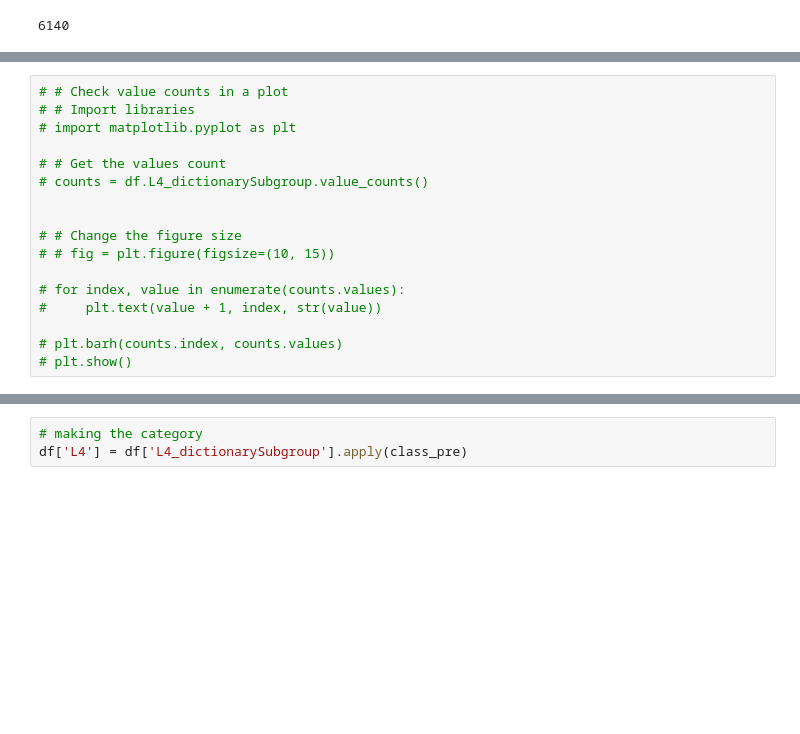
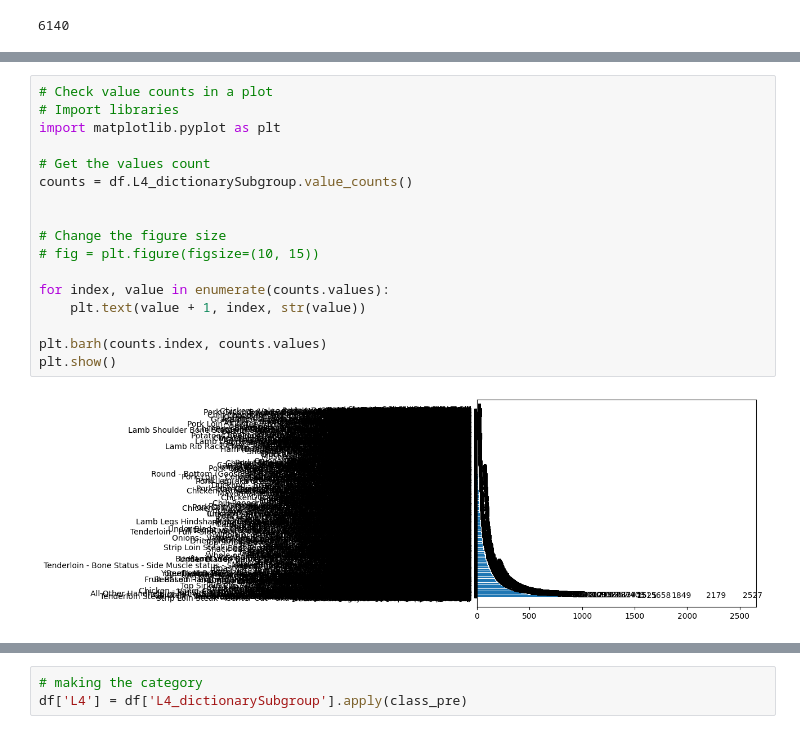
Before and after one commit to TharinduCutanddry/FSA_Training, a Jupyter notebook: FastText/L4_Food.ipynb, the cells around one changed output, grey strips where cells are left out. Cells and saved outputs as stored; diff of their text form; blank space fills up the shorter version.

```diff
--- a/FastText/L4_Food.ipynb
+++ b/FastText/L4_Food.ipynb
@@ -165,20 +164,22 @@ Name: count, Length: 2543, dtype: int64
 # %%
-# # Check value counts in a plot
-# # Import libraries
-# import matplotlib.pyplot as plt
+# Check value counts in a plot
+# Import libraries
+import matplotlib.pyplot as plt
 
-# # Get the values count
-# counts = df.L4_dictionarySubgroup.value_counts()
+# Get the values count
+counts = df.L4_dictionarySubgroup.value_counts()
 
 
-# # Change the figure size
-# # fig = plt.figure(figsize=(10, 15))
+# Change the figure size
+# fig = plt.figure(figsize=(10, 15))
 
-# for index, value in enumerate(counts.values):
-#     plt.text(value + 1, index, str(value))
+for index, value in enumerate(counts.values):
+    plt.text(value + 1, index, str(value))
 
-# plt.barh(counts.index, counts.values)
-# plt.show()
+plt.barh(counts.index, counts.values)
+plt.show()
+# %% [output]
+[figure, added]
 # %%
 # Checking the number of data points
 df.shape
```
Also changed, not shown: parts of 18 cells of this notebook.
